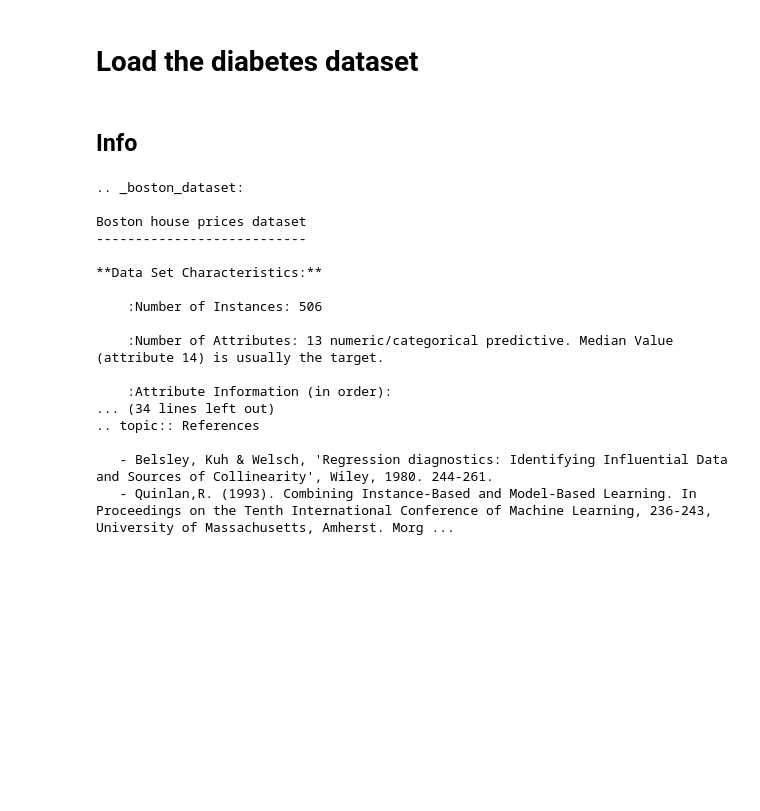
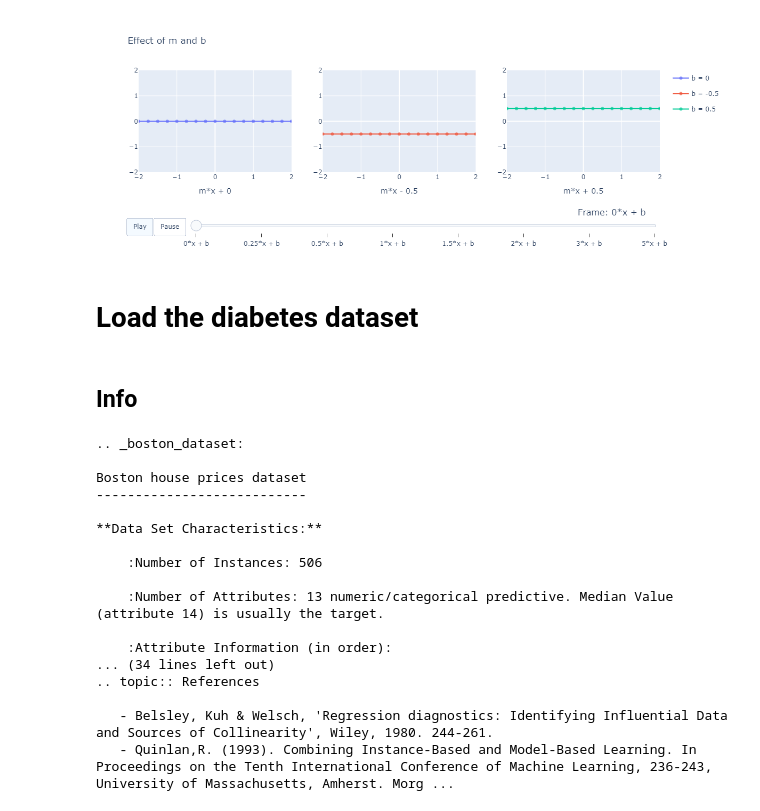
Before and after one commit to verbeemen/General-AI, a Jupyter notebook: linear_regression_part_1.ipynb, the cells around one changed output. Saved outputs shown, nothing was run; the diff lists cells and outputs as text; code cells hidden in the pictures; blank space fills up the shorter version.

```diff
--- a/linear_regression_part_1.ipynb
+++ b/linear_regression_part_1.ipynb
@@ -15,3 +38,34 @@ from IPython.display import Math, HTML, display, Markdown, Latex
+# %%
+from utils.utility_plots import create_dynamic_h_plot, Data2Plot
+
+data2plot = Data2Plot()
+
+# create 3 dynamic figures
+data2plot.prepare_dynamic_data(name='b = 0')
+data2plot.prepare_dynamic_data(name='b = -0.5', panel=2)
+data2plot.prepare_dynamic_data(name='b = 0.5', panel=3)
+
+# Create a range of m (slope values)
+for m in [0, 0.25, 0.5, 1, 1.5, 2, 3, 5]:
+    b = 0
+    data2plot.feed_dynamic_data(name='b = 0', x= np.arange(-3,3,0.25), y= [ m*x + b for x in np.arange(-3,3,0.25)])
+
+    b = -0.5
+    data2plot.feed_dynamic_data(name='b = -0.5',  x= np.arange(-3,3,0.25), y= [ m*x + b for x in np.arange(-3,3,0.25)])
+
+    b = 0.5
+    data2plot.feed_dynamic_data(name='b = 0.5',  x= np.arange(-3,3,0.25), y= [ m*x + b for x in np.arange(-3,3,0.25)])
+
+    data2plot.add_frame_label(f'{m}*x + b')
+
+# plot
+create_dynamic_h_plot(data2plot,
+                      title="Effect of m and b",
+                      x_axis_1='m*x + 0', x_range_1=[-2,2], y_range_1=[-2,2],
+                      x_axis_2='m*x - 0.5', x_range_2=[-2,2], y_range_2=[-2,2],
+                      x_axis_3='m*x + 0.5', x_range_3=[-2,2], y_range_3=[-2,2])
+# %% [output]
+[figure, added]
 # %% [markdown]
 # Load the diabetes dataset
 # %%
```
Also changed, not shown: parts of 7 cells of this notebook, 1 other file.
